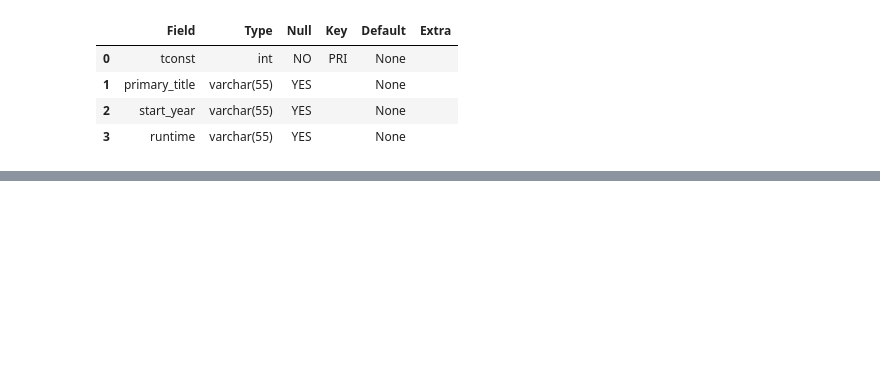
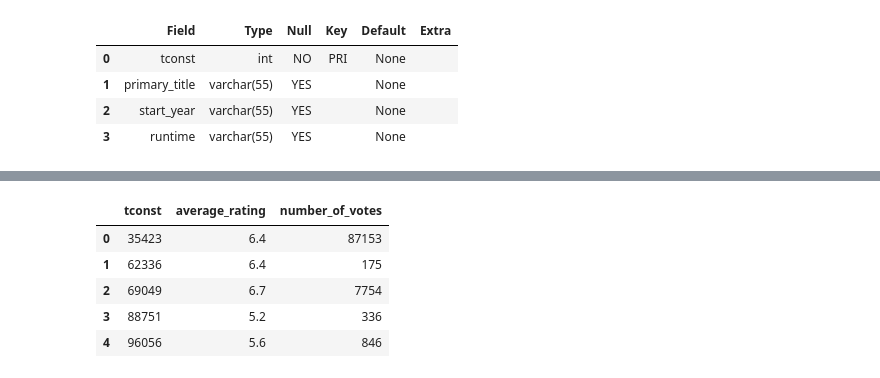
Before and after one commit to YanaJewelll/Characteristics-of-Successful-Movies, a Jupyter notebook: SuccessfulMovies.ipynb, the cells around one changed output, grey strips where cells are left out. Saved outputs shown, nothing was run; the diff lists cells and outputs as text; code cells hidden in the pictures; blank space fills up the shorter version.

```diff
--- a/SuccessfulMovies.ipynb
+++ b/SuccessfulMovies.ipynb
@@ -230,0 +307,9 @@ NameError: name 'title' is not defined
+# %%
+# rename wrong column name to average_rating
+ratings = ratings.rename(columns={'averageRating' : 'average_rating'})
+# %%
+# rename wrong column name to average_student_attendance
+ratings = ratings.rename(columns={'numVotes' : 'number_of_votes'})
+# %%
+# convert tconst to int
+ratings['tconst'] = ratings['tconst'].str[2:].astype(int)
@@ -230,0 +380,14 @@ NameError: name 'title' is not defined
+# %%
+q = '''
+Select *
+From ratings
+LIMIT 5;
+'''
+pd.read_sql(q, engine)
+# %% [output]
+|  | tconst | average_rating | number_of_votes |
+| 0 | 35423 | 6.4 | 87153 |
+| 1 | 62336 | 6.4 | 175 |
+| 2 | 69049 | 6.7 | 7754 |
+| 3 | 88751 | 5.2 | 336 |
+| 4 | 96056 | 5.6 | 846 |
```
Also changed, not shown: parts of 21 cells of this notebook.
